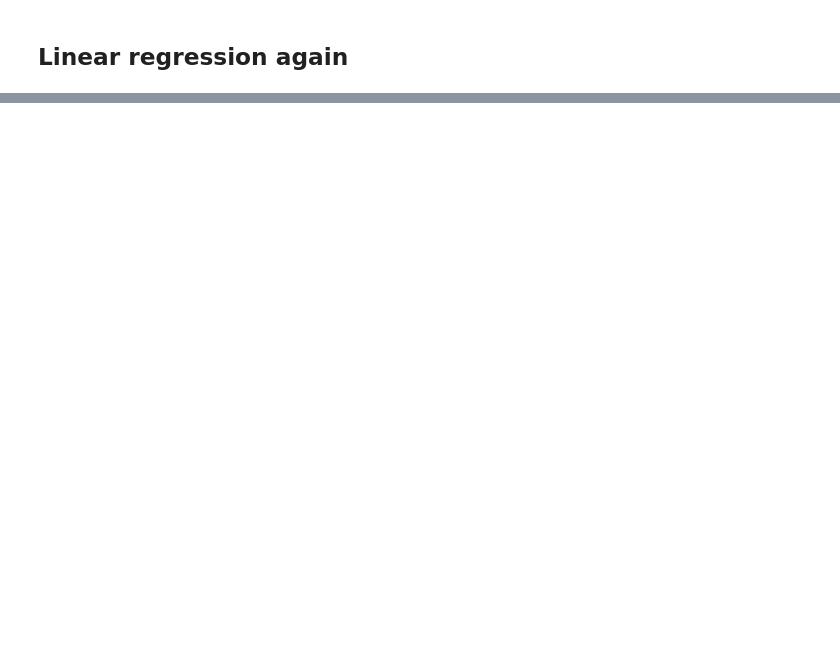
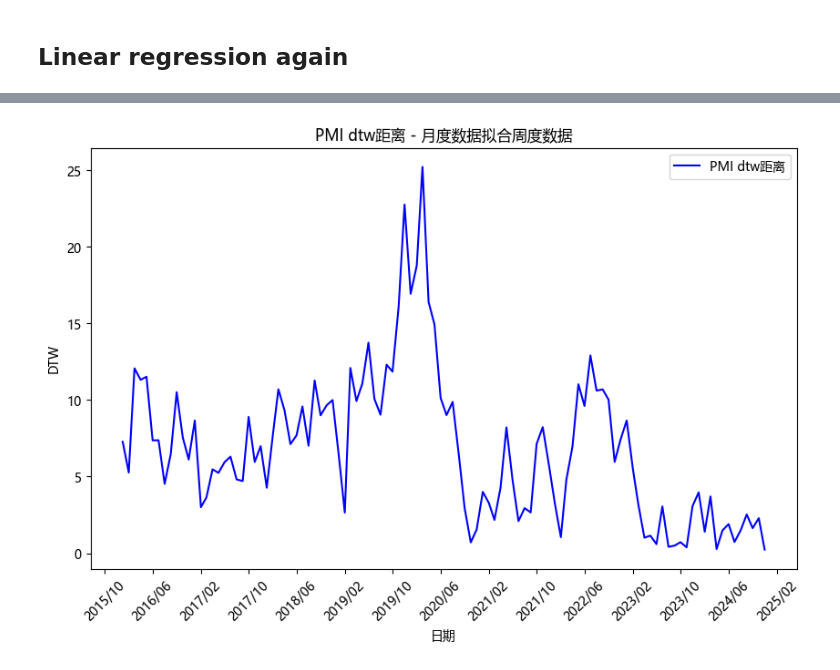
Before and after one commit to Allwings1/qps_group5, a Jupyter notebook: Fitting high frequency data_PMI.ipynb, the cells around one changed output, grey strips where cells are left out. Saved outputs shown, nothing was run; the diff lists cells and outputs as text; code cells hidden in the pictures; blank space fills up the shorter version.

```diff
--- a/Fitting high frequency data_PMI.ipynb
+++ b/Fitting high frequency data_PMI.ipynb
@@ -811,0 +1370,3 @@ plt.show()
+# %%
+df_pred = df_merged_weekly[['日期','预测CPI当周同比']]
+df_pred
@@ -811,0 +1430,18 @@ plt.show()
+# %%
+dtw_df.index = pd.to_datetime(dtw_df.index)
+
+# 绘制真实值与预测值对比图
+plt.figure(figsize=(10, 6))
+plt.plot(dtw_df.index, dtw_df, label='PMI dtw距离', color='blue', linestyle='-')
+plt.xlabel('日期')
+plt.ylabel('DTW')
+plt.title('PMI dtw距离 - 月度数据拟合周度数据')
+plt.legend()
+# 设置日期格式：每三个月显示一次
+plt.gca().xaxis.set_major_formatter(mdates.DateFormatter('%Y/%m'))  # 每个月显示年份-月份
+plt.gca().xaxis.set_major_locator(mdates.MonthLocator(interval=8))  # 每三个月显示一次标签
+# 自动旋转日期标签以避免重叠
+plt.xticks(rotation=45)
+plt.show()
+# %% [output]
+[figure, added]
```
Also changed, not shown: parts of 39 cells of this notebook.
